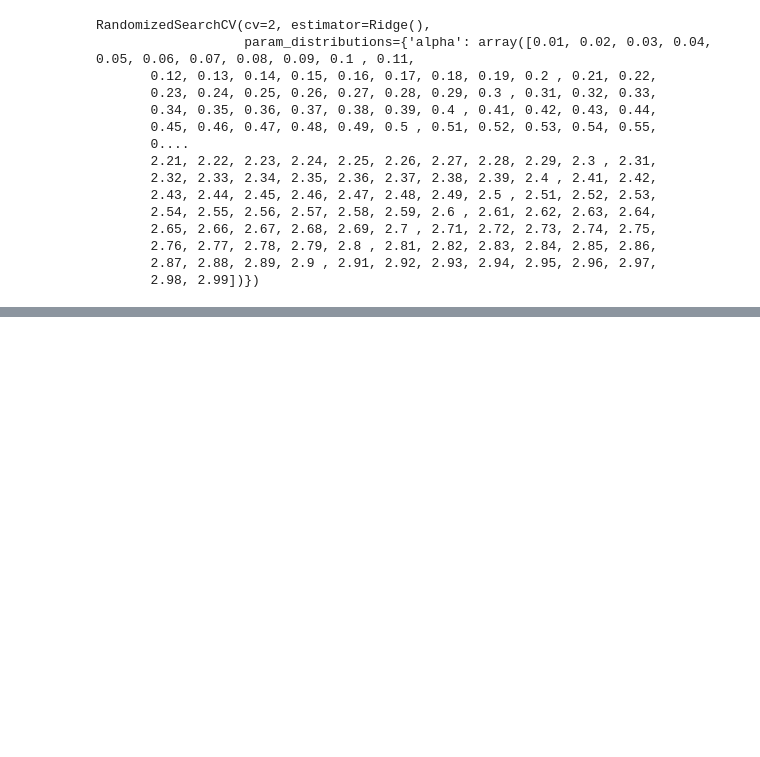
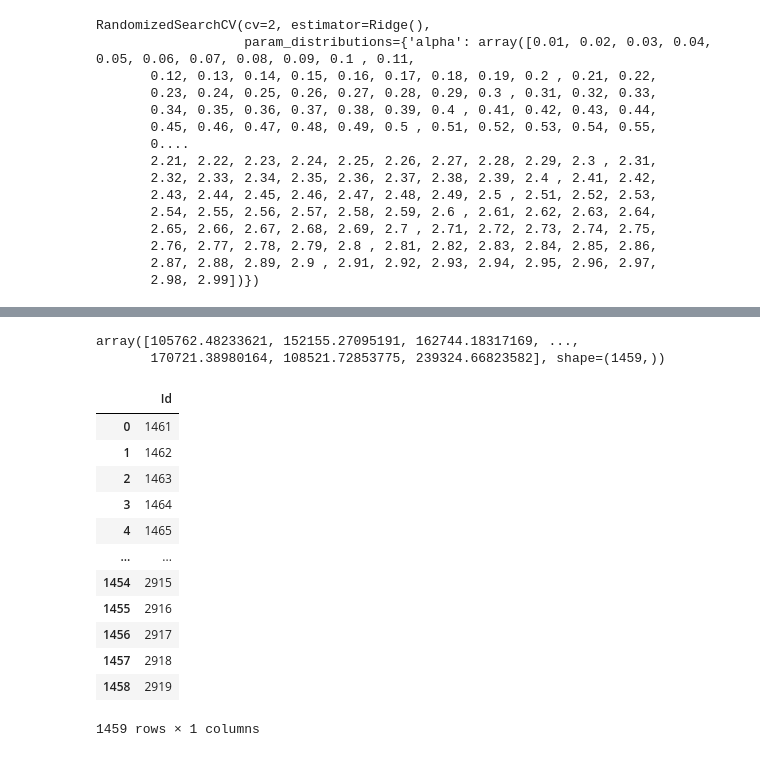
Before and after one commit to Ankush1252/House-Price-Prediction, a Jupyter notebook: Main/Project.ipynb, the cells around one changed output, grey strips where cells are left out. Saved outputs shown, nothing was run; the diff lists cells and outputs as text; code cells hidden in the pictures; blank space fills up the shorter version.

```diff
--- a/Main/Project.ipynb
+++ b/Main/Project.ipynb
@@ -390,0 +391,2 @@ r2: 0.7708026600986737
+# %%
+tr_data = pd.read_csv('../data/testing_set.csv')
@@ -390,0 +402,23 @@ r2: 0.7708026600986737
+# %%
+prediction = Prediction(tr_data,pre,sfs,rd)
+prediction
+# %% [output]
+array([105762.48233621, 152155.27095191, 162744.18317169, ...,
+       170721.38980164, 108521.72853775, 239324.66823582], shape=(1459,))
+# %%
+result = tr_data[['Id']]
+result
+# %% [output]
+|  | Id |
+| 0 | 1461 |
+| 1 | 1462 |
+| 2 | 1463 |
+| 3 | 1464 |
+| 4 | 1465 |
+| ... | ... |
+| 1454 | 2915 |
+| 1455 | 2916 |
+| 1456 | 2917 |
+| 1457 | 2918 |
+| 1458 | 2919 |
+1459 rows × 1 columns
```
Also changed, not shown: parts of 25 cells of this notebook, 1 other file.
